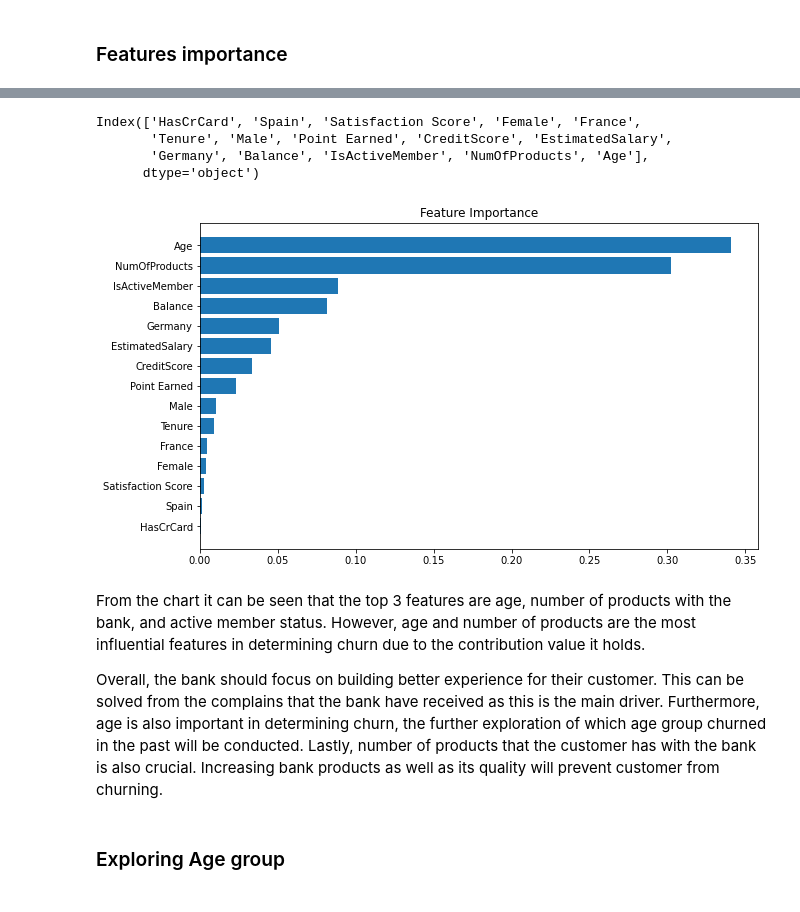
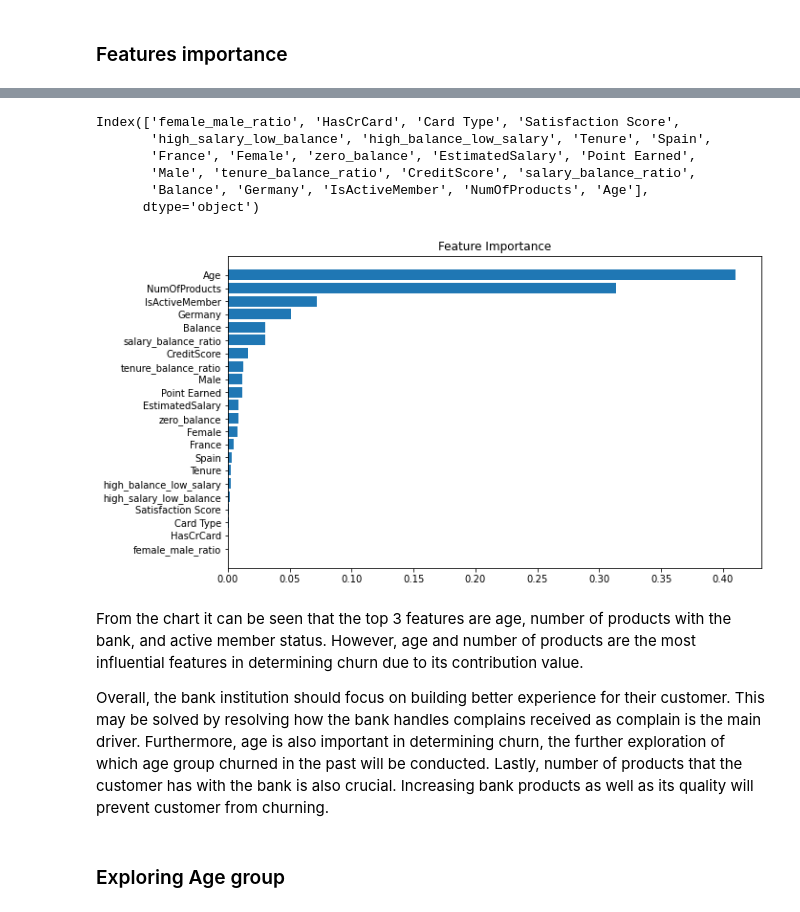
Before and after one commit to BrianLoe/ChurnPrediction, a Jupyter notebook: MachineLearningPrediction.ipynb, the cells around one changed output, grey strips where cells are left out. Drawn from its saved outputs; the diff is of its cells as text; code cells hidden in the pictures.

```diff
--- a/MachineLearningPrediction.ipynb
+++ b/MachineLearningPrediction.ipynb
@@ -403,8 +401,2 @@ pickle.dump(gb, open('model.pkl', 'wb'))
 # %% [markdown]
 ## RFECV
-# %%
-estimator = GradientBoostingClassifier(random_state=42, criterion='friedman_mse', learning_rate= 0.2,
-                                       max_features=10, n_estimators=100, subsample=0.9)
-
-rfecv = RFECV(estimator=estimator, cv=StratifiedKFold(n_splits=5))
-rfecv.fit(X_train, y_train)
@@ -414,0 +406,14 @@ RFECV(cv=StratifiedKFold(n_splits=5, random_state=None, shuffle=False),
+# %%
+# Use all data
+X = eng_data[features]
+y = eng_data.Exited
+# Scale data
+cat_cols = ['HasCrCard', 'IsActiveMember', 'Complain', 'Card Type', 'Female', 'Male',
+            'France','Germany','Spain','zero_balance','high_balance_low_salary','high_salary_low_balance']
+scale_num_cols = custom_scaler(variables=cat_cols, excludeComplain=True)
+X_scaled = scale_num_cols.fit_transform(X)
+# Build rfe
+estimator = GradientBoostingClassifier(random_state=42, learning_rate= 0.1,
+                                       max_features=5, n_estimators=100, subsample=1)
+rfecv = RFECV(estimator=estimator, cv=StratifiedKFold(n_splits=5), scoring='roc_auc')
+rfecv.fit(X_scaled, y)
@@ -436,4 +453,7 @@ The accuracy peaks with 12 features selected. The accuracy scores starts increas
 # %% [markdown]
 ### Features importance
 # %%
-estimator.fit(X_train, y_train)
+f1 = features.copy()
+f1.remove('Complain')
+X_train_sc = scale_num_cols.fit_transform(X_train[f1])
+estimator.fit(X_train_sc, y_train)
@@ -443,23 +476,25 @@ GradientBoostingClassifier(learning_rate=0.2, max_features=10, random_state=42,
 # %%
 sort_indices = estimator.feature_importances_.argsort()
-X_train.columns[sort_indices]
+X_train_sc.columns[sort_indices]
 # %% [output]
-Index(['HasCrCard', 'Spain', 'Satisfaction Score', 'Female', 'France',
-       'Tenure', 'Male', 'Point Earned', 'CreditScore', 'EstimatedSalary',
-       'Germany', 'Balance', 'IsActiveMember', 'NumOfProducts', 'Age'],
+Index(['female_male_ratio', 'HasCrCard', 'Card Type', 'Satisfaction Score',
+       'high_salary_low_balance', 'high_balance_low_salary', 'Tenure', 'Spain',
+       'France', 'Female', 'zero_balance', 'EstimatedSalary', 'Point Earned',
+       'Male', 'tenure_balance_ratio', 'CreditScore', 'salary_balance_ratio',
+       'Balance', 'Germany', 'IsActiveMember', 'NumOfProducts', 'Age'],
       dtype='object')
 # %%
 plt.figure()
 plt.title("Feature Importance")
-plt.barh(range(X_train.shape[1]), estimator.feature_importances_[sort_indices])
-plt.yticks(range(X_train.shape[1]), X_train.columns[sort_indices], rotation=0)
+plt.barh(range(X_train_sc.shape[1]), estimator.feature_importances_[sort_indices])
+plt.yticks(range(X_train_sc.shape[1]), X_train_sc.columns[sort_indices], rotation=0)
 plt.show()
 # %% [output]
-[figure, old version]
+[figure, new version]
 # %% [markdown]
-From the chart it can be seen that the top 3 features are age, number of products with the bank, and active member status. However, age and number of products are the most influential features in determining churn due to the contribution value it holds.
+From the chart it can be seen that the top 3 features are age, number of products with the bank, and active member status. However, age and number of products are the most influential features in determining churn due to its contribution value.
 
-Overall, the bank should focus on building better experience for their customer. This can be solved from the complains that the bank have received as this is the main driver. Furthermore, age is also important in determining churn, the further exploration of which age group churned in the past will be conducted. Lastly, number of products that the customer has with the bank is also crucial. Increasing bank products as well as its quality will prevent customer from churning.
+Overall, the bank institution should focus on building better experience for their customer. This may be solved by resolving how the bank handles complains received as complain is the main driver. Furthermore, age is also important in determining churn, the further exploration of which age group churned in the past will be conducted. Lastly, number of products that the customer has with the bank is also crucial. Increasing bank products as well as its quality will prevent customer from churning.
 # %% [markdown]
 ### Exploring Age group
 # %%
```
Also changed, not shown: parts of 89 cells of this notebook.
